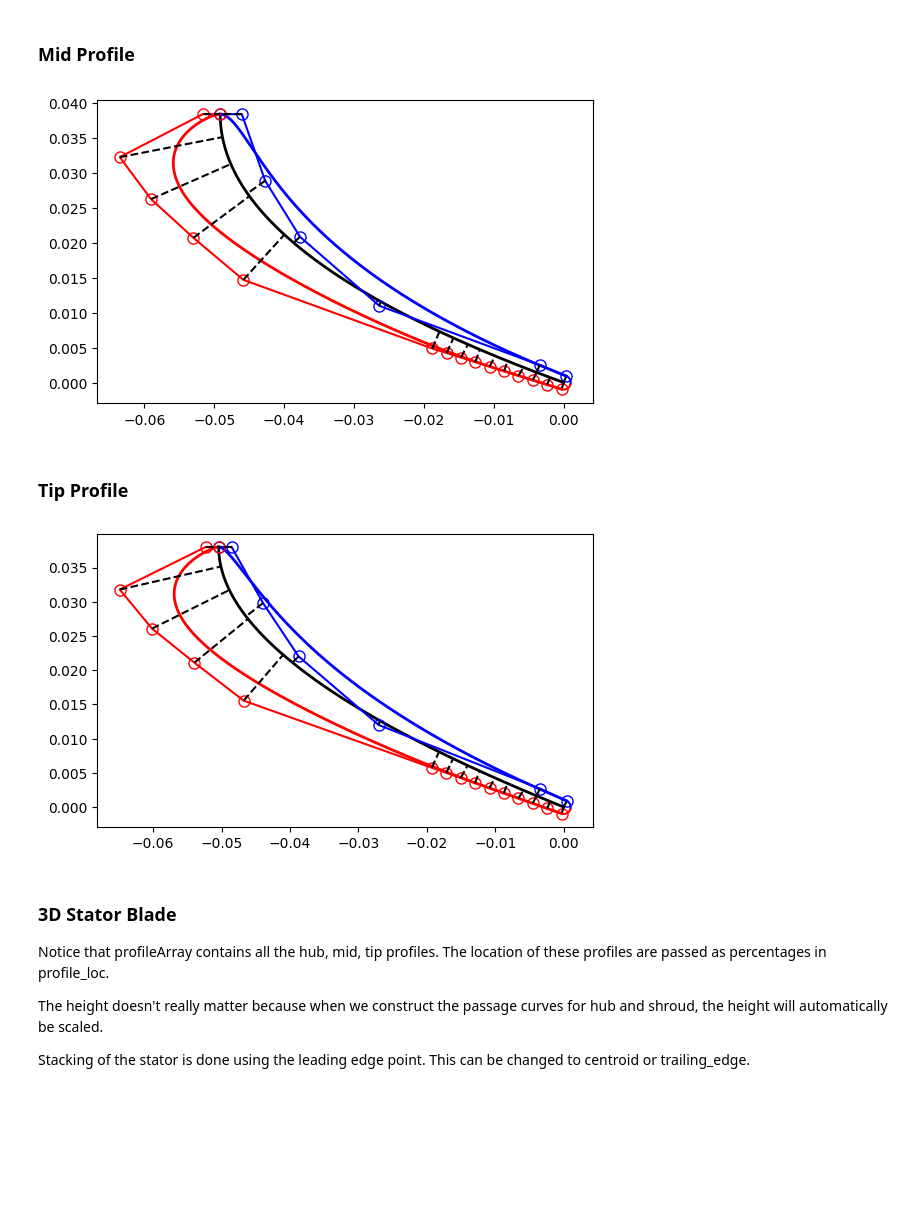
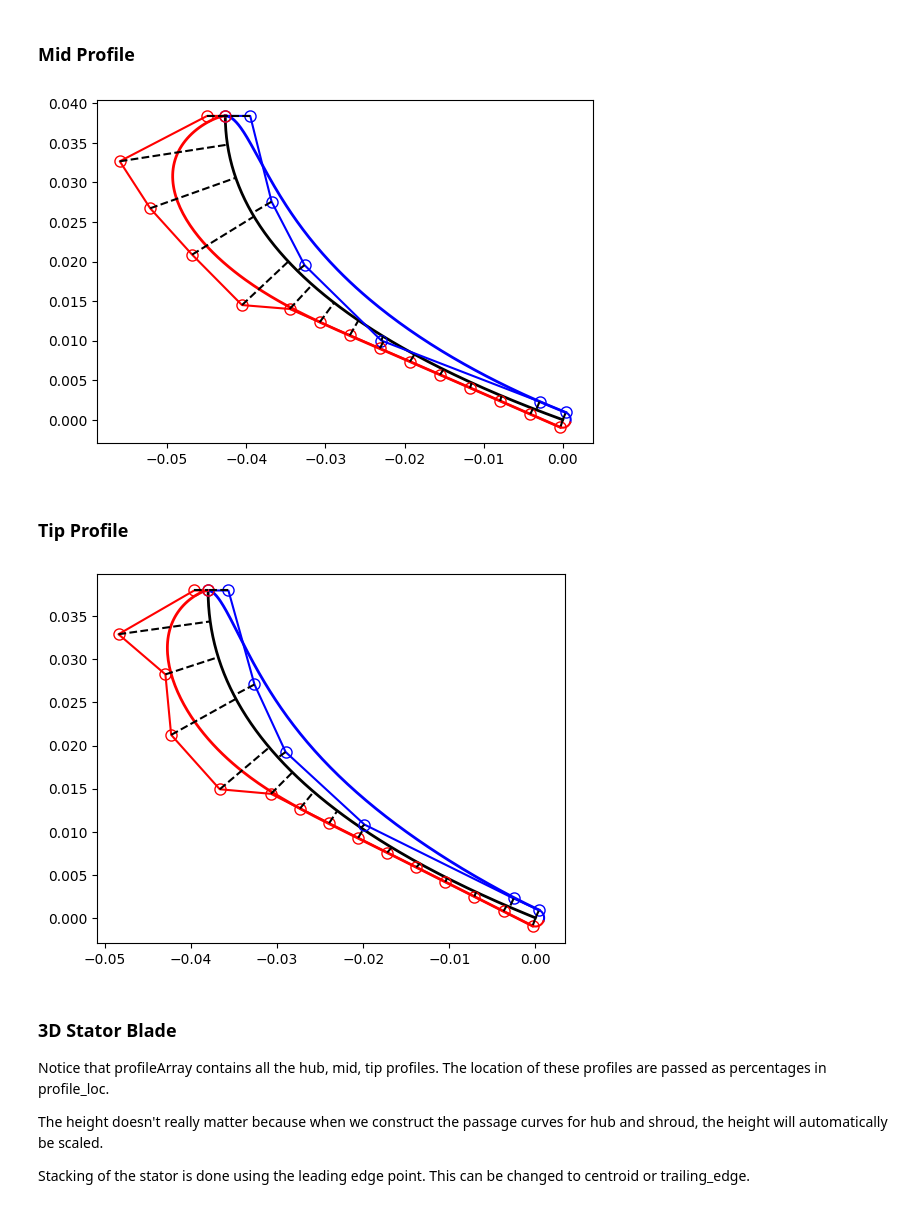
Before and after one commit to nasa/pyturbo-aero, a Jupyter notebook: tutorials/3D_StageTutorial.ipynb, the cells around one changed output. Cells and saved outputs as stored; diff of their text form; code cells hidden in the pictures; blank space fills up the shorter version.

```diff
--- a/tutorials/3D_StageTutorial.ipynb
+++ b/tutorials/3D_StageTutorial.ipynb
@@ -67,39 +67,40 @@ stator_hub.plot2D()
 # %% [markdown]
 ### Mid Profile
 # %%
-stator_mid = Airfoil2D(alpha1=0,alpha2=70,axial_chord=stator_hub_axial_chord*0.96,stagger=52)
+
+stator_mid = Airfoil2D(alpha1=0,alpha2=70,axial_chord=stator_hub_axial_chord*0.96,stagger=48)
 stator_mid.add_le_thickness(0.04)
 
 ps_height = [0.0500,0.0200,-0.0100] # These are thicknesses
 stator_mid.add_ps_thickness(thicknessArray=ps_height,expansion_ratio=1.2)
 
 ss_height=[0.2400, 0.2000, 0.1600, 0.1400]
 stator_mid.add_ss_thickness(thicknessArray=ss_height,camberPercent=0.8,expansion_ratio=1.2)
 
 stator_mid.match_le_thickness()
 stator_mid.te_create(radius=0.001,wedge_ss=2.5,wedge_ps=2.4)
-stator_mid.flow_guidance2(10)
+stator_mid.add_ss_flow_guidance_2(s_c=0.75,n=10)
 stator_mid.plot2D()
 # %% [output]
-[figure, old version]
+[figure, new version]
 # %% [markdown]
 ### Tip Profile
 # %%
-stator_tip = Airfoil2D(alpha1=0,alpha2=68,axial_chord=stator_hub_axial_chord*0.95,stagger=53)
+stator_tip = Airfoil2D(alpha1=0,alpha2=68,axial_chord=stator_hub_axial_chord*0.95,stagger=45)
 stator_tip.add_le_thickness(0.03)
 
-ps_height = [0.0500,0.0200,-0.0100] # These are thicknesses
+ps_height = [0.0500,0.0200,0.0100] # These are thicknesses
 stator_tip.add_ps_thickness(thicknessArray=ps_height,expansion_ratio=1.2)
 
-ss_height=[0.2400, 0.2000, 0.1600, 0.1400]
+ss_height=[0.200, 0.1200, 0.1600, 0.1400]
 stator_tip.add_ss_thickness(thicknessArray=ss_height,camberPercent=0.8,expansion_ratio=1.2)
 
 stator_tip.match_le_thickness()
 stator_tip.te_create(radius=0.001,wedge_ss=2.5,wedge_ps=2.4)
-stator_tip.flow_guidance2(10)
+stator_tip.add_ss_flow_guidance_2(s_c=0.75,n=10)
 stator_tip.plot2D()
 # %% [output]
-[figure, old version]
+[figure, new version]
 # %% [markdown]
 ### 3D Stator Blade
 Notice that profileArray contains all the hub, mid, tip profiles. The location of these profiles are passed as percentages in profile_loc.
```
Also changed, not shown: parts of 15 cells of this notebook, 37 other files.
